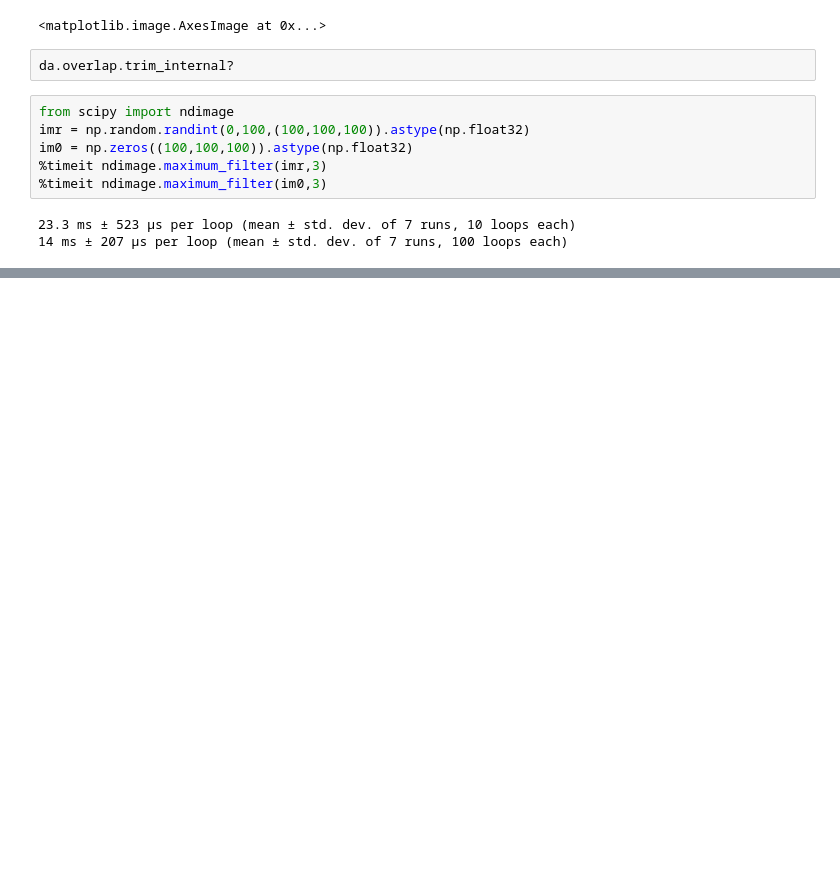
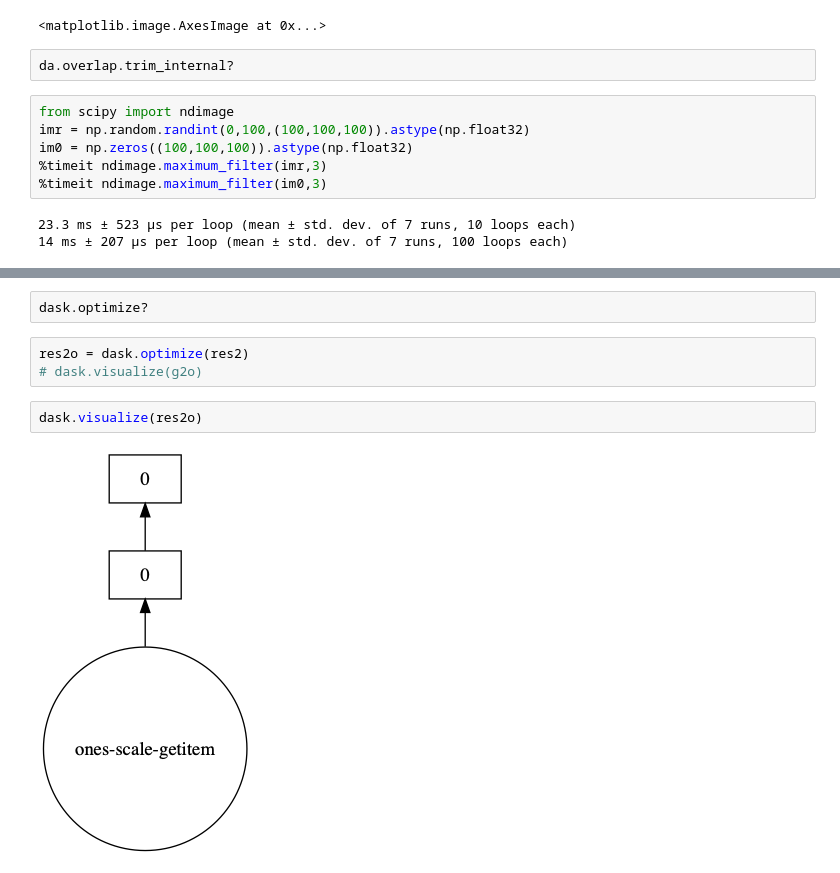
Before and after one commit to m-albert/MVRegFus, a Jupyter notebook: test_dct_weights.ipynb, the cells around one changed output, grey strips where cells are left out. Drawn from its saved outputs; the diff is of its cells as text; blank space fills up the shorter version.

```diff
--- a/test_dct_weights.ipynb
+++ b/test_dct_weights.ipynb
@@ -595,0 +651,9 @@ im0 = np.zeros((100,100,100)).astype(np.float32)
+# %%
+dask.optimize?
+# %%
+res2o = dask.optimize(res2)
+# dask.visualize(g2o)
+# %%
+dask.visualize(res2o)
+# %% [output]
+[figure, added]
```
Also changed, not shown: parts of 8 cells of this notebook, 4 other files.
